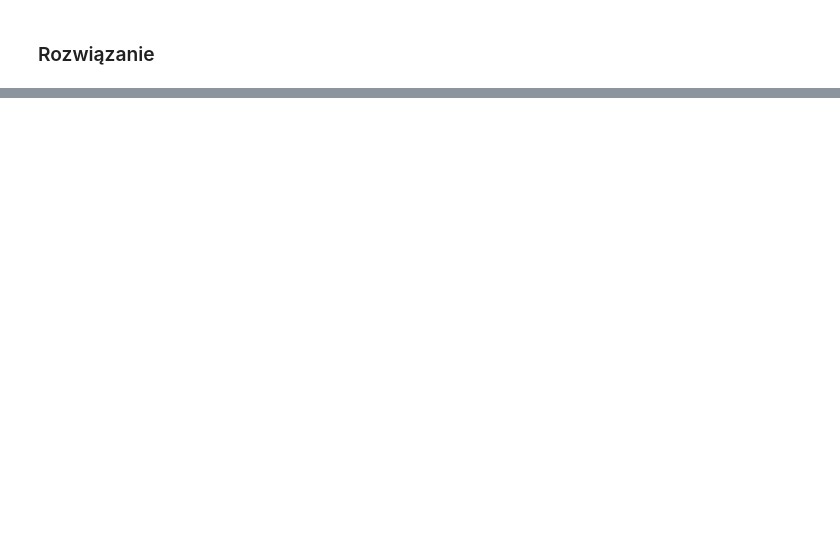
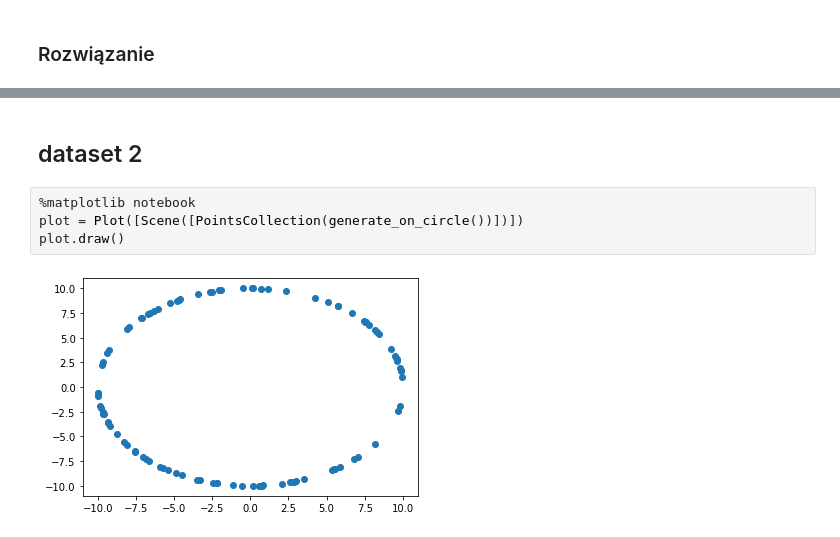
Before and after one commit to mateuszmonas/GeometricAlgorithms, a Jupyter notebook: notebooks/lab2/lab2.ipynb, the cells around one changed output, grey strips where cells are left out. Cells and saved outputs as stored; diff of their text form; blank space fills up the shorter version.

```diff
--- a/notebooks/lab2/lab2.ipynb
+++ b/notebooks/lab2/lab2.ipynb
@@ -190,0 +192,8 @@ def generate_on_square():
+# %% [markdown]
+## dataset 2
+# %%
+%matplotlib notebook
+plot = Plot([Scene([PointsCollection(generate_on_circle())])])
+plot.draw()
+# %% [output]
+[figure, added]
```
Also changed, not shown: parts of 32 cells of this notebook.
